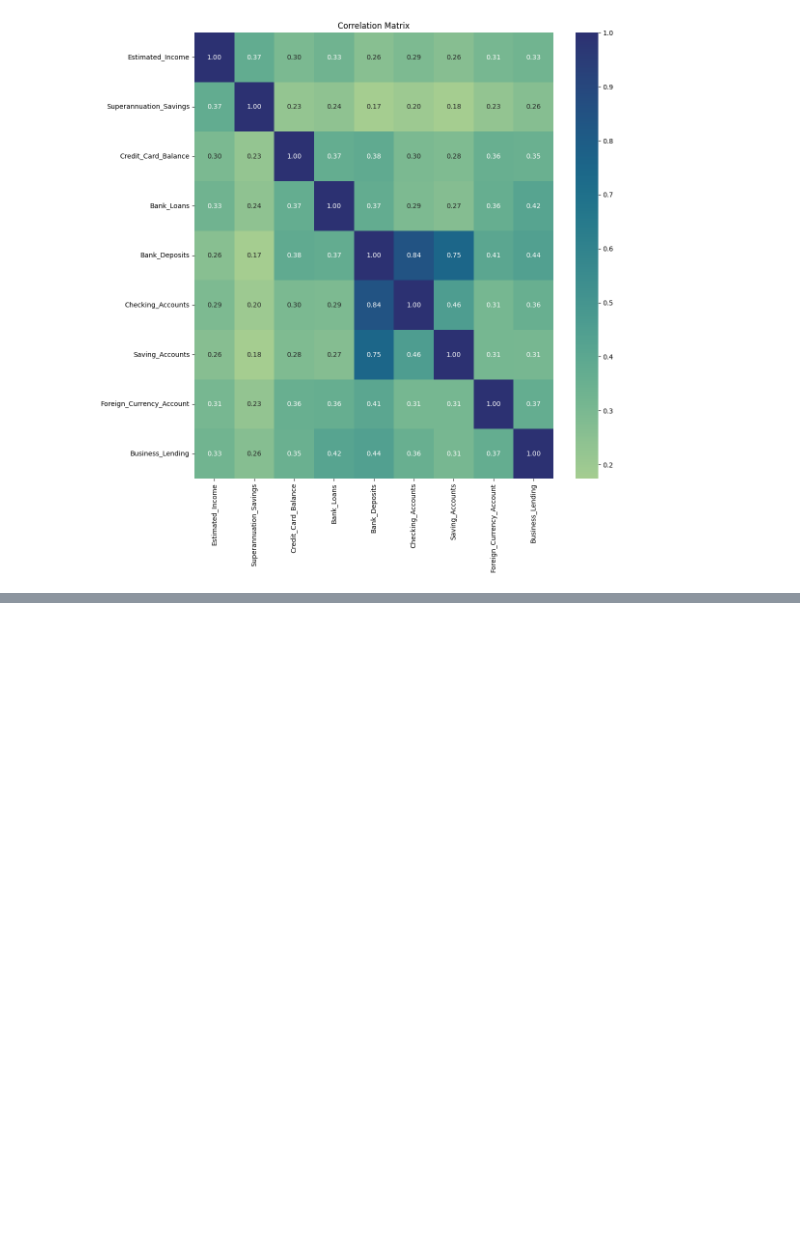
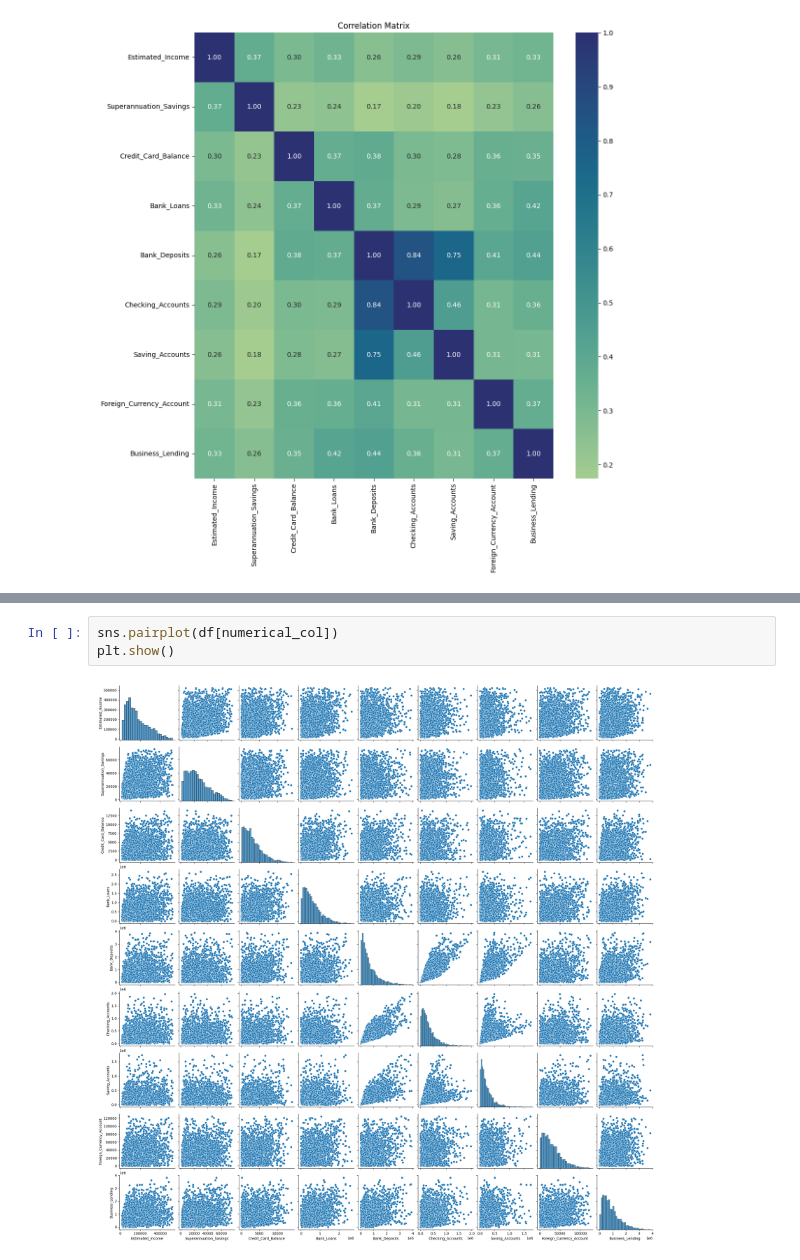
Before and after one commit to dharmesh9/banking_end_to_end_data_analysis_project3, a Jupyter notebook: eda_python.ipynb, the cells around one changed output, grey strips where cells are left out. Saved outputs shown, nothing was run; the diff lists cells and outputs as text; blank space fills up the shorter version.

```diff
--- a/eda_python.ipynb
+++ b/eda_python.ipynb
@@ -369,0 +396,5 @@ plt.show()
+# %%
+sns.pairplot(df[numerical_col])
+plt.show()
+# %% [output]
+[figure, added]
```
Also changed, not shown: parts of 9 cells of this notebook.
